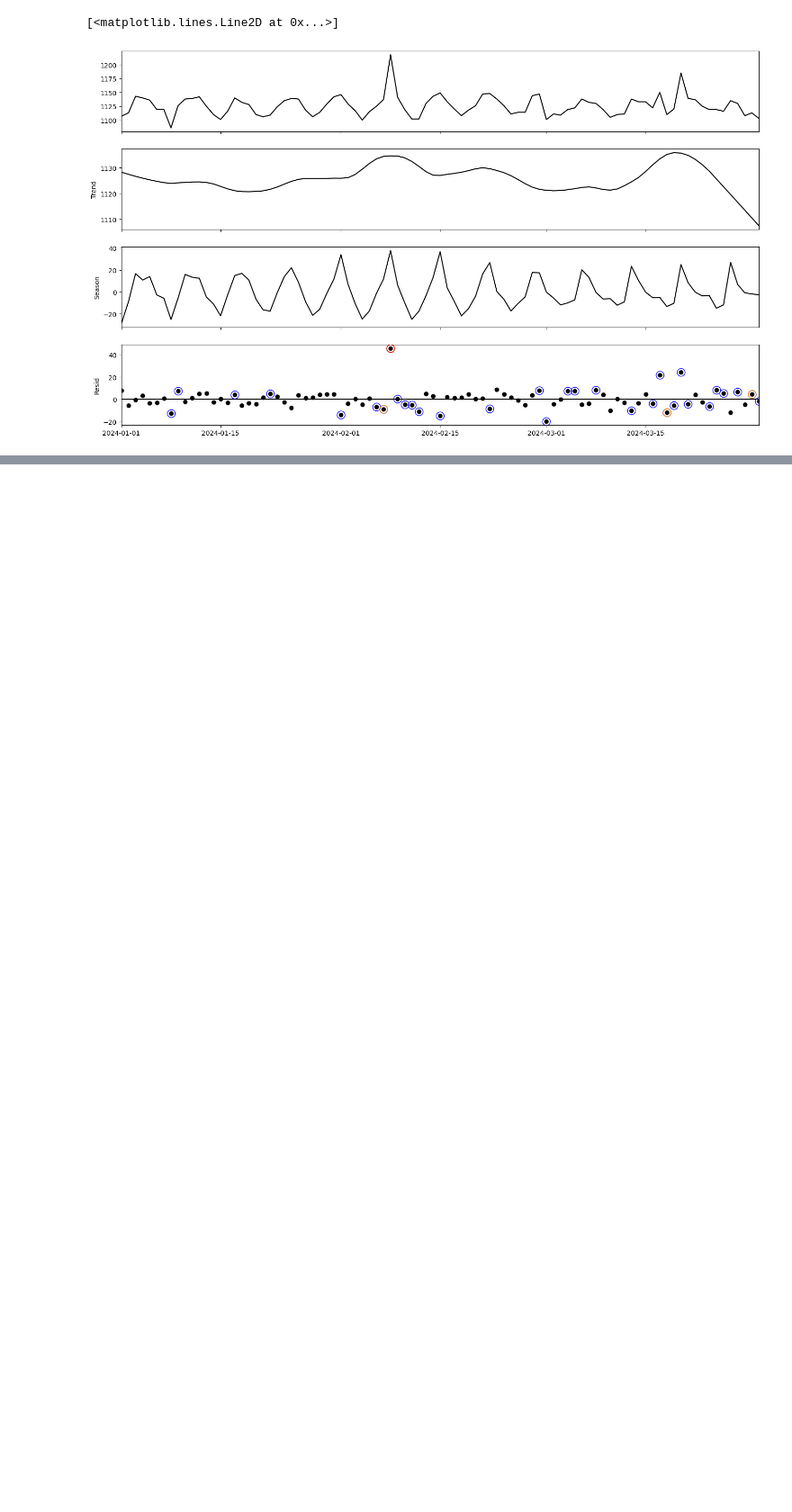
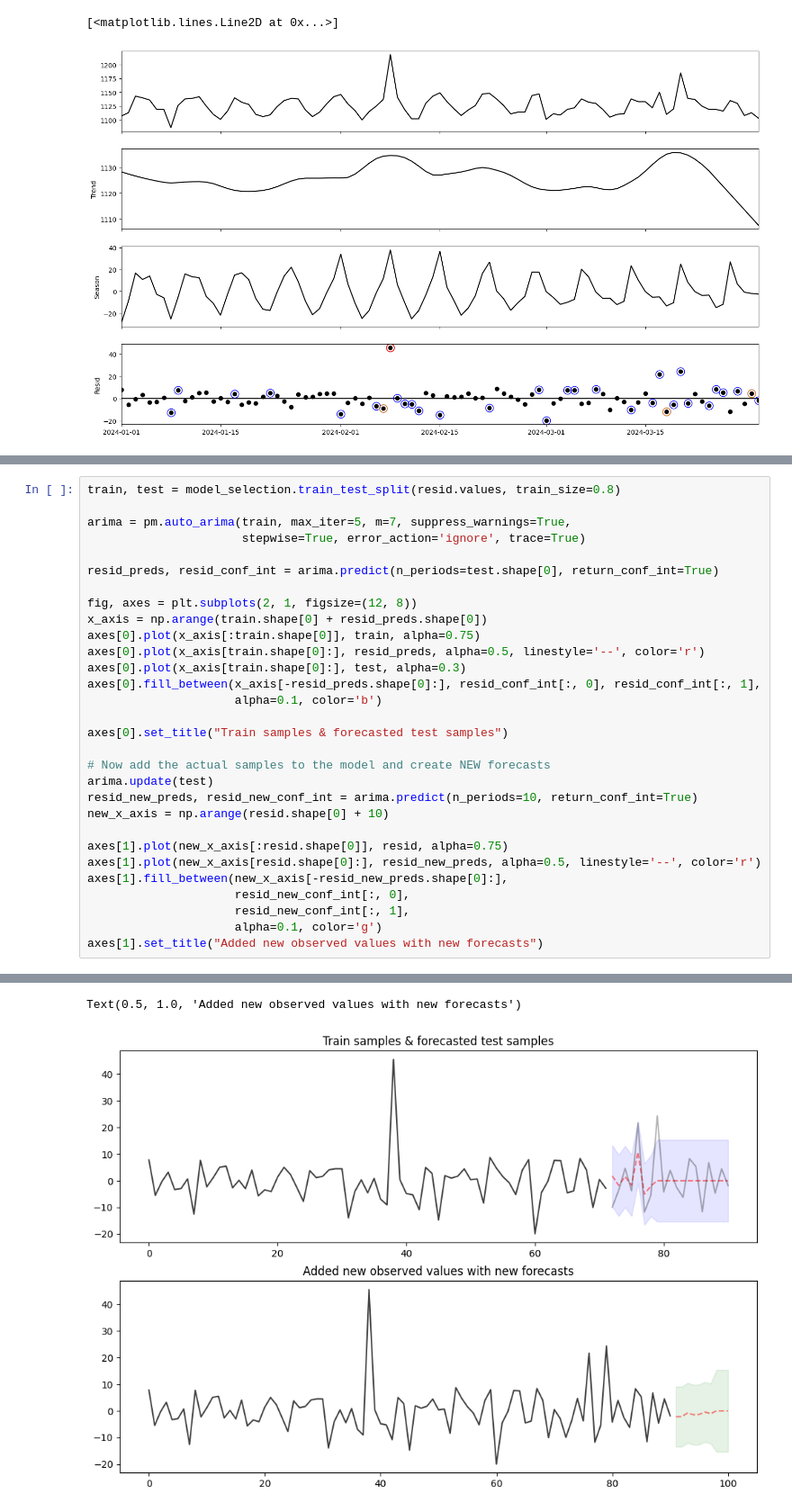
Before and after one commit to leeharry709/anomaly-detection-with-seasonal-trend-decomposition, a Jupyter notebook: usage.ipynb, the cells around one changed output, grey strips where cells are left out. Shown at 90% size. Cells and saved outputs as stored; diff of their text form; blank space fills up the shorter version.

```diff
--- a/usage.ipynb
+++ b/usage.ipynb
@@ -169,0 +295,31 @@ for i in range(len(res.observed)):
+# %%
+train, test = model_selection.train_test_split(resid.values, train_size=0.8)
+
+arima = pm.auto_arima(train, max_iter=5, m=7, suppress_warnings=True,
+                      stepwise=True, error_action='ignore', trace=True)
+
+resid_preds, resid_conf_int = arima.predict(n_periods=test.shape[0], return_conf_int=True)
+
+fig, axes = plt.subplots(2, 1, figsize=(12, 8))
+x_axis = np.arange(train.shape[0] + resid_preds.shape[0])
+axes[0].plot(x_axis[:train.shape[0]], train, alpha=0.75)
+axes[0].plot(x_axis[train.shape[0]:], resid_preds, alpha=0.5, linestyle='--', color='r')
+axes[0].plot(x_axis[train.shape[0]:], test, alpha=0.3)
+axes[0].fill_between(x_axis[-resid_preds.shape[0]:], resid_conf_int[:, 0], resid_conf_int[:, 1],
+                     alpha=0.1, color='b')
+
+axes[0].set_title("Train samples & forecasted test samples")
+
+# Now add the actual samples to the model and create NEW forecasts
+arima.update(test)
+resid_new_preds, resid_new_conf_int = arima.predict(n_periods=10, return_conf_int=True)
+new_x_axis = np.arange(resid.shape[0] + 10)
+
+axes[1].plot(new_x_axis[:resid.shape[0]], resid, alpha=0.75)
+axes[1].plot(new_x_axis[resid.shape[0]:], resid_new_preds, alpha=0.5, linestyle='--', color='r')
+axes[1].fill_between(new_x_axis[-resid_new_preds.shape[0]:],
+                     resid_new_conf_int[:, 0],
+                     resid_new_conf_int[:, 1],
+                     alpha=0.1, color='g')
+axes[1].set_title("Added new observed values with new forecasts")
+# %% [output]
@@ -169,0 +343,2 @@ for i in range(len(res.observed)):
+Text(0.5, 1.0, 'Added new observed values with new forecasts')
+[figure, added]
```
Also changed, not shown: parts of 11 cells of this notebook.
